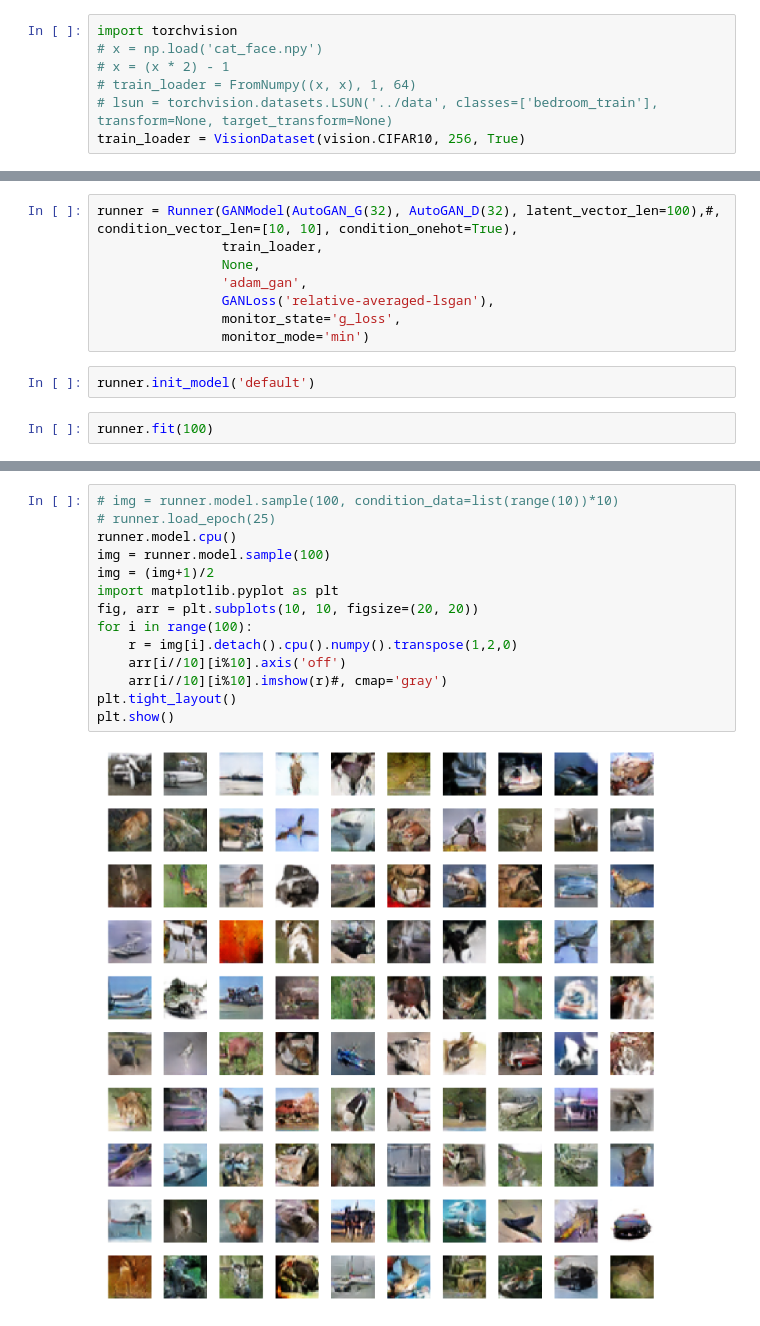
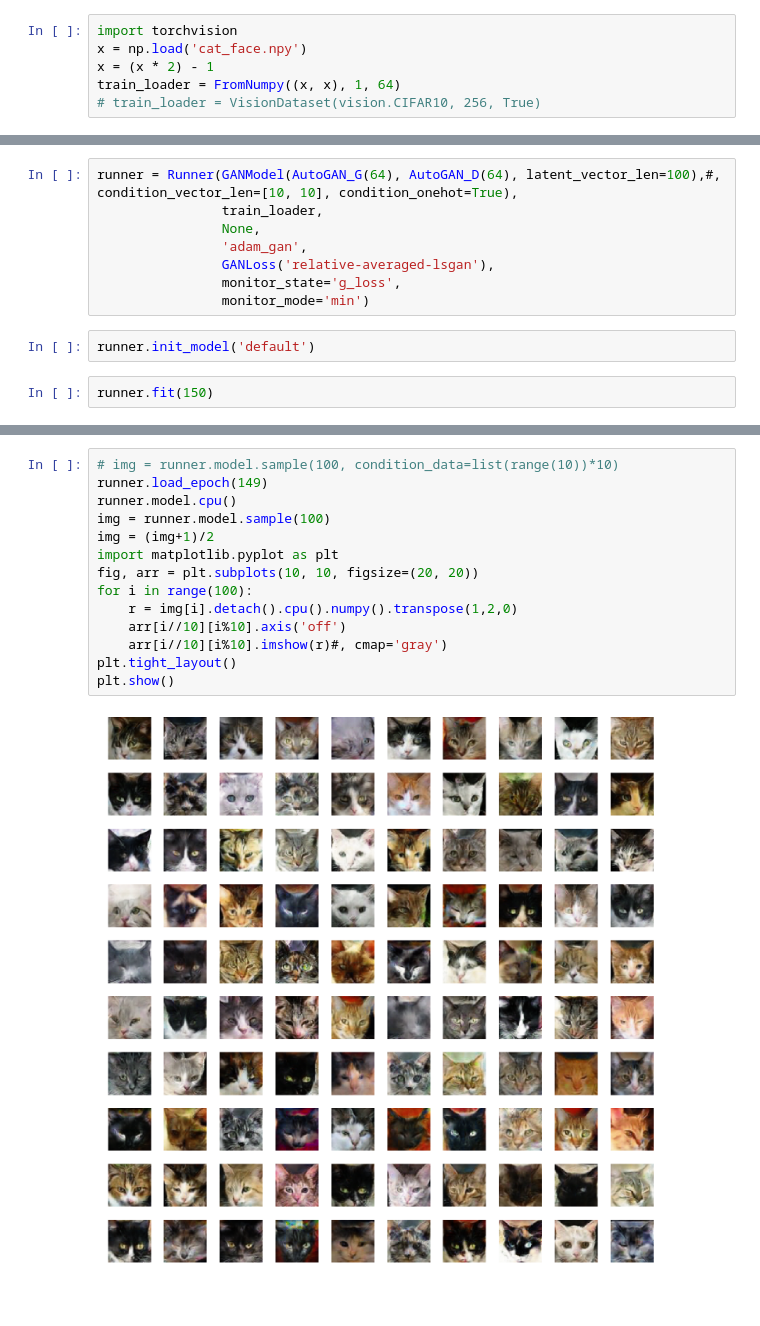
Before and after one commit to CorcovadoMing/Researchlib, a Jupyter notebook: Exp_ACGAN.ipynb, the cells around one changed output, grey strips where cells are left out. Drawn from its saved outputs; the diff is of its cells as text.

```diff
--- a/Exp_ACGAN.ipynb
+++ b/Exp_ACGAN.ipynb
@@ -8,8 +8,7 @@ Using GPU 0: GeForce RTX 2080 Ti
 Driver: 418.56
 # %%
 import torchvision
-# x = np.load('cat_face.npy')
-# x = (x * 2) - 1
-# train_loader = FromNumpy((x, x), 1, 64)
-# lsun = torchvision.datasets.LSUN('../data', classes=['bedroom_train'], transform=None, target_transform=None)
-train_loader = VisionDataset(vision.CIFAR10, 256, True)
+x = np.load('cat_face.npy')
+x = (x * 2) - 1
+train_loader = FromNumpy((x, x), 1, 64)
+# train_loader = VisionDataset(vision.CIFAR10, 256, True)
@@ -18,5 +15,5 @@ Files already downloaded and verified
 # %%
-runner = Runner(GANModel(AutoGAN_G(32), AutoGAN_D(32), latent_vector_len=100),#, condition_vector_len=[10, 10], condition_onehot=True),
+runner = Runner(GANModel(AutoGAN_G(64), AutoGAN_D(64), latent_vector_len=100),#, condition_vector_len=[10, 10], condition_onehot=True),
                 train_loader,
                 None,
                 'adam_gan',
@@ -26,7 +23,7 @@ runner = Runner(GANModel(AutoGAN_G(32), AutoGAN_D(32), latent_vector_len=100),#,
 # %%
 runner.init_model('default')
 # %%
-runner.fit(100)
+runner.fit(150)
 # %% [output]
 [interactive output not drawn]
 [interactive output not drawn]
@@ -63,18 +33,18 @@ NotebookApp.rate_limit_window=3.0 (secs)
 # %%
 # img = runner.model.sample(100, condition_data=list(range(10))*10)
-# runner.load_epoch(25)
+runner.load_epoch(149)
 runner.model.cpu()
 img = runner.model.sample(100)
 img = (img+1)/2
 import matplotlib.pyplot as plt
 fig, arr = plt.subplots(10, 10, figsize=(20, 20))
 for i in range(100):
     r = img[i].detach().cpu().numpy().transpose(1,2,0)
     arr[i//10][i%10].axis('off')
     arr[i//10][i%10].imshow(r)#, cmap='gray')
 plt.tight_layout()
 plt.show()
 # %% [output]
-[figure, old version]
+[figure, new version]
 # %%
 runner.report()
```
Also changed, not shown: parts of 3 cells of this notebook, 4 other files.
